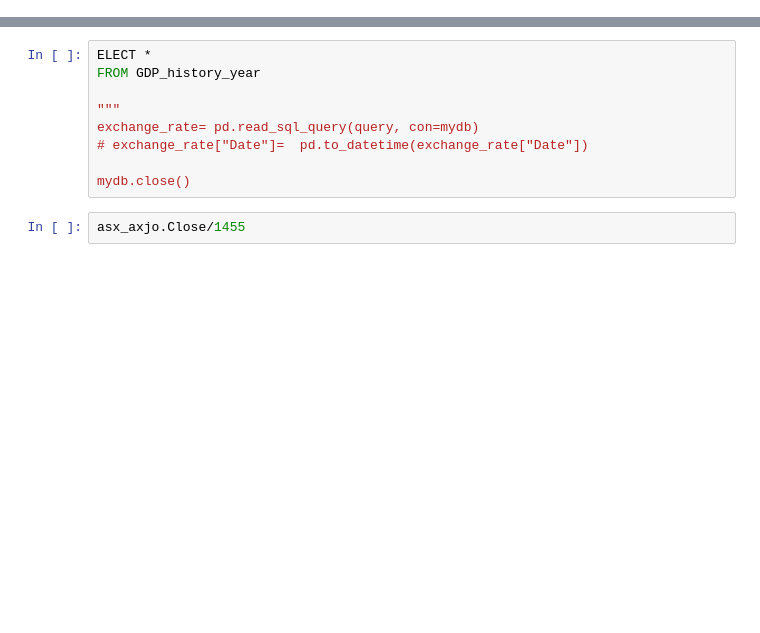
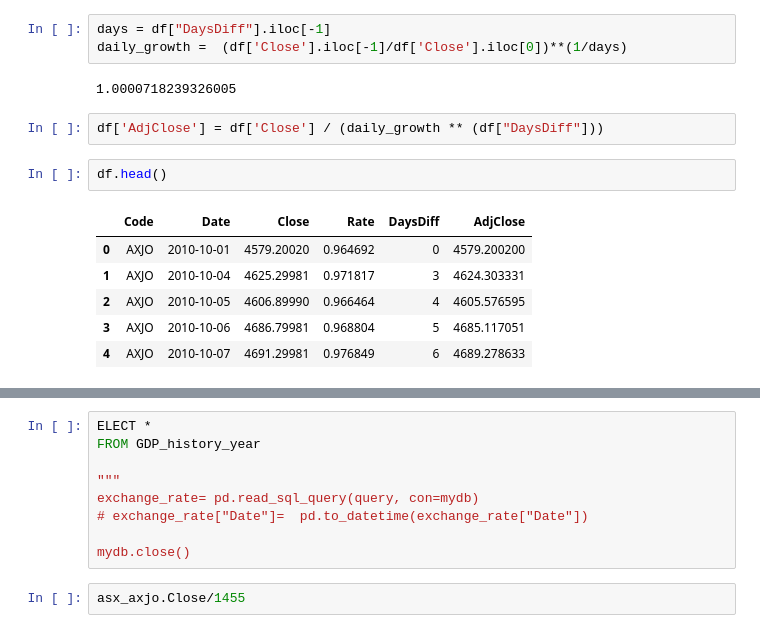
Before and after one commit to MDSI-AUG-2020-DSP/ASX, a Jupyter notebook: Exchange Rate.ipynb, the cells around one changed output, grey strips where cells are left out. Saved outputs shown, nothing was run; the diff lists cells and outputs as text; blank space fills up the shorter version.

```diff
--- a/DataExploration.ipynb
+++ b/Exchange Rate.ipynb
@@ -112,2 +74,18 @@ mydb.close()
+# %%
+days = df["DaysDiff"].iloc[-1]
+daily_growth =  (df['Close'].iloc[-1]/df['Close'].iloc[0])**(1/days)
+# %% [output]
+1.0000718239326005
+# %%
+df['AdjClose'] = df['Close'] / (daily_growth ** (df["DaysDiff"]))
+# %%
+df.head()
+# %% [output]
+|  | Code | Date | Close | Rate | DaysDiff | AdjClose |
+| 0 | AXJO | 2010-10-01 | 4579.20020 | 0.964692 | 0 | 4579.200200 |
+| 1 | AXJO | 2010-10-04 | 4625.29981 | 0.971817 | 3 | 4624.303331 |
+| 2 | AXJO | 2010-10-05 | 4606.89990 | 0.966464 | 4 | 4605.576595 |
+| 3 | AXJO | 2010-10-06 | 4686.79981 | 0.968804 | 5 | 4685.117051 |
+| 4 | AXJO | 2010-10-07 | 4691.29981 | 0.976849 | 6 | 4689.278633 |
 # %%
 import seaborn as sns
```
Also changed, not shown: parts of 9 cells of this notebook, 1 other file.
